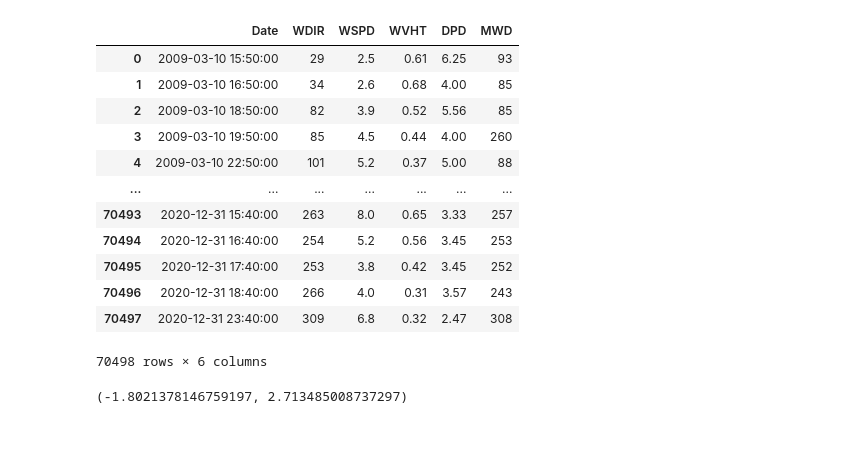
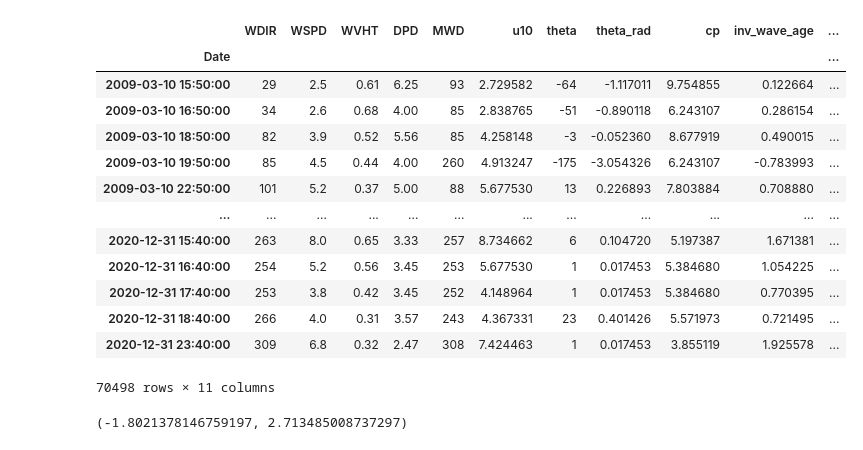
Before and after one commit to panmits86-zz/ENVE5320_Project, a Jupyter notebook: ENVE5320_Project_Part2.ipynb, the cells around one changed output. Saved outputs shown, nothing was run; the diff lists cells and outputs as text; code cells hidden in the pictures.

```diff
--- a/ENVE5320_Project_Part2.ipynb
+++ b/ENVE5320_Project_Part2.ipynb
@@ -65,20 +73,28 @@ b44017_wind_wave
 # %%
 b44020_wind_wave = pd.read_csv('b44020_wind_wave.txt')
+b44020_wind_wave = b44020_wind_wave.set_index('Date')
+b44020_wind_wave['u10'] = b44020_wind_wave['WSPD']*np.sqrt((0.4**2)/0.0012)*(1/(np.log(3.8/0.000097)))
+b44020_wind_wave['theta'] = b44020_wind_wave['WDIR'] - b44020_wind_wave['MWD']
+b44020_wind_wave['theta_rad'] = np.deg2rad(b44020_wind_wave['theta'])
+b44020_wind_wave['cp'] = (g*b44020_wind_wave['DPD'])/(2*pi)
+b44020_wind_wave['inv_wave_age'] = (b44020_wind_wave['u10']*np.cos(b44020_wind_wave['theta_rad']))/b44020_wind_wave['cp']
+b44020_wind_wave['spectral_steepness'] = b44020_wind_wave['WVHT'] / ((g/(2*pi))*(b44020_wind_wave['DPD']**2))
 b44020_wind_wave
 # %% [output]
-|  | Date | WDIR | WSPD | WVHT | DPD | MWD |
-| 0 | 2009-03-10 15:50:00 | 29 | 2.5 | 0.61 | 6.25 | 93 |
-| 1 | 2009-03-10 16:50:00 | 34 | 2.6 | 0.68 | 4.00 | 85 |
-| 2 | 2009-03-10 18:50:00 | 82 | 3.9 | 0.52 | 5.56 | 85 |
-| 3 | 2009-03-10 19:50:00 | 85 | 4.5 | 0.44 | 4.00 | 260 |
-| 4 | 2009-03-10 22:50:00 | 101 | 5.2 | 0.37 | 5.00 | 88 |
-| ... | ... | ... | ... | ... | ... | ... |
-| 70493 | 2020-12-31 15:40:00 | 263 | 8.0 | 0.65 | 3.33 | 257 |
-| 70494 | 2020-12-31 16:40:00 | 254 | 5.2 | 0.56 | 3.45 | 253 |
-| 70495 | 2020-12-31 17:40:00 | 253 | 3.8 | 0.42 | 3.45 | 252 |
-| 70496 | 2020-12-31 18:40:00 | 266 | 4.0 | 0.31 | 3.57 | 243 |
-| 70497 | 2020-12-31 23:40:00 | 309 | 6.8 | 0.32 | 2.47 | 308 |
+|  | WDIR | WSPD | WVHT | DPD | MWD | u10 | theta | theta_rad | cp | inv_wave_age | ... |
+| Date |  |  |  |  |  |  |  |  |  |  | ... |
+| 2009-03-10 15:50:00 | 29 | 2.5 | 0.61 | 6.25 | 93 | 2.729582 | -64 | -1.117011 | 9.754855 | 0.122664 | ... |
+| 2009-03-10 16:50:00 | 34 | 2.6 | 0.68 | 4.00 | 85 | 2.838765 | -51 | -0.890118 | 6.243107 | 0.286154 | ... |
+| 2009-03-10 18:50:00 | 82 | 3.9 | 0.52 | 5.56 | 85 | 4.258148 | -3 | -0.052360 | 8.677919 | 0.490015 | ... |
+| 2009-03-10 19:50:00 | 85 | 4.5 | 0.44 | 4.00 | 260 | 4.913247 | -175 | -3.054326 | 6.243107 | -0.783993 | ... |
+| 2009-03-10 22:50:00 | 101 | 5.2 | 0.37 | 5.00 | 88 | 5.677530 | 13 | 0.226893 | 7.803884 | 0.708880 | ... |
+| ... | ... | ... | ... | ... | ... | ... | ... | ... | ... | ... | ... |
+| 2020-12-31 15:40:00 | 263 | 8.0 | 0.65 | 3.33 | 257 | 8.734662 | 6 | 0.104720 | 5.197387 | 1.671381 | ... |
+| 2020-12-31 16:40:00 | 254 | 5.2 | 0.56 | 3.45 | 253 | 5.677530 | 1 | 0.017453 | 5.384680 | 1.054225 | ... |
+| 2020-12-31 17:40:00 | 253 | 3.8 | 0.42 | 3.45 | 252 | 4.148964 | 1 | 0.017453 | 5.384680 | 0.770395 | ... |
+| 2020-12-31 18:40:00 | 266 | 4.0 | 0.31 | 3.57 | 243 | 4.367331 | 23 | 0.401426 | 5.571973 | 0.721495 | ... |
+| 2020-12-31 23:40:00 | 309 | 6.8 | 0.32 | 2.47 | 308 | 7.424463 | 1 | 0.017453 | 3.855119 | 1.925578 | ... |
-70498 rows × 6 columns
+70498 rows × 11 columns
 # %%
 b44017_wind_wave['inv_wave_age'].min(), b44017_wind_wave['inv_wave_age'].max()
 # %% [output]
```
Also changed, not shown: parts of 7 cells of this notebook, 1 other file.
